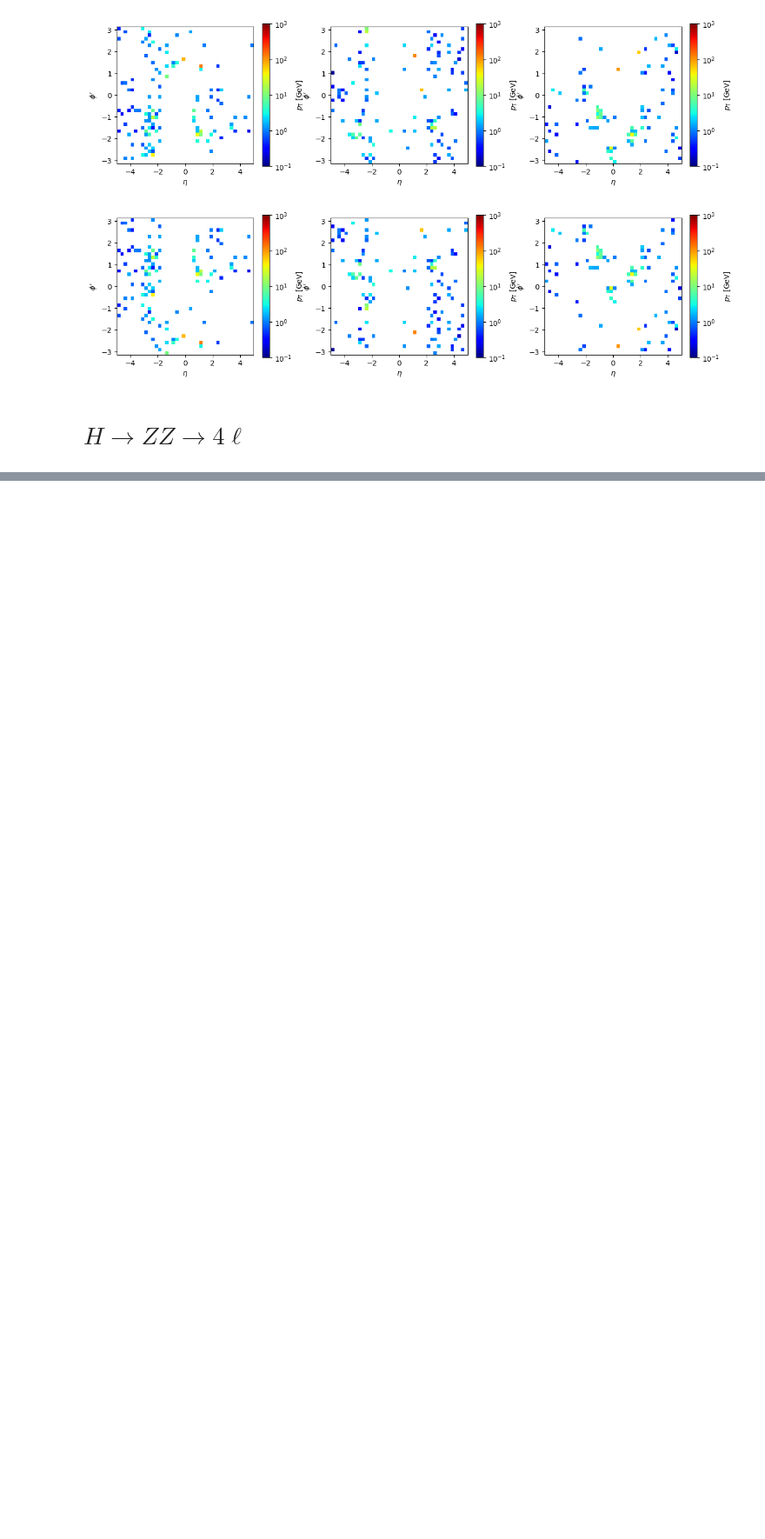
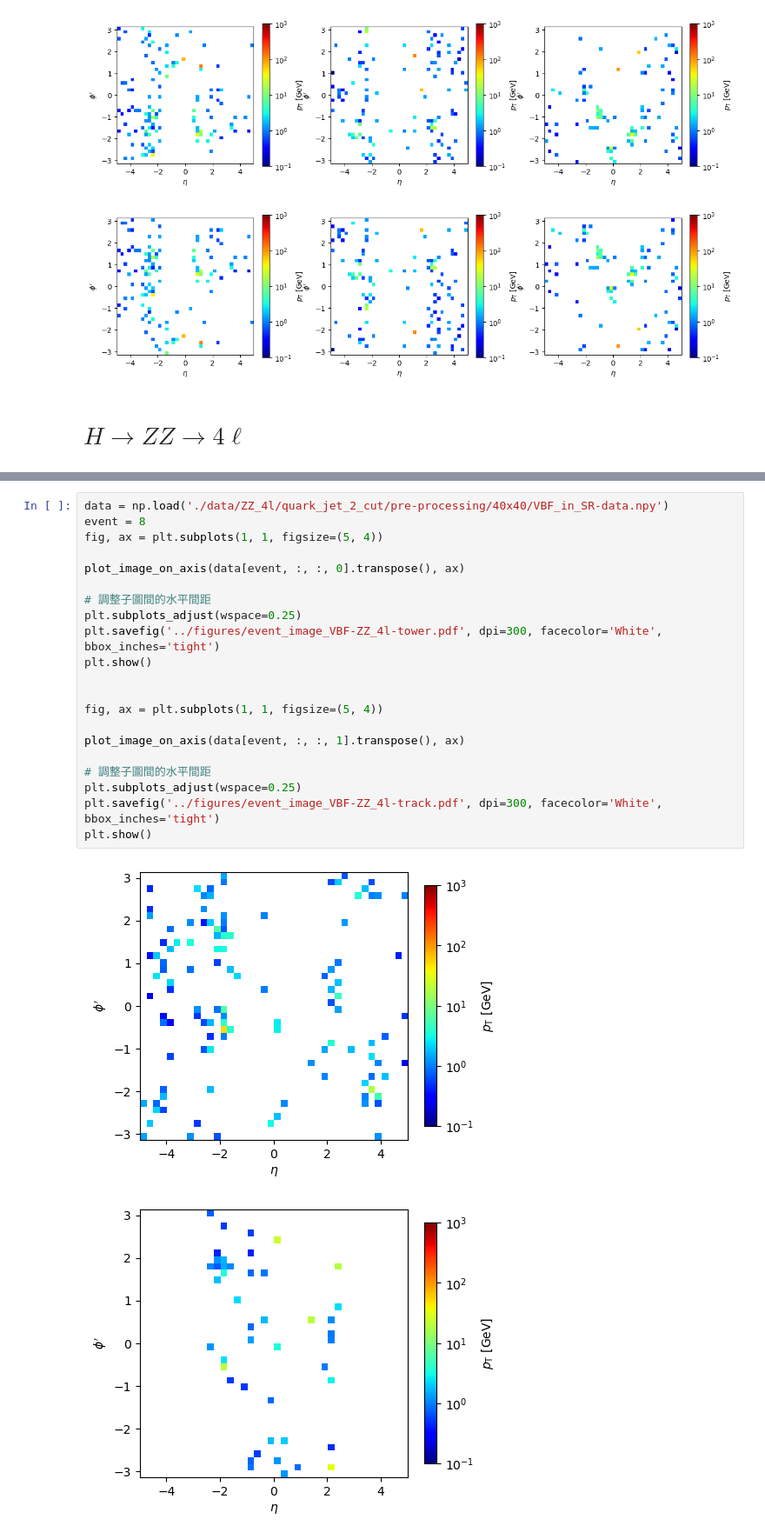
Before and after one commit to r10222035/higgs_production, a Jupyter notebook: Sample/plot_image.ipynb, the cells around one changed output, grey strips where cells are left out. Shown at 87% size. Saved outputs shown, nothing was run; the diff lists cells and outputs as text; blank space fills up the shorter version.

```diff
--- a/Sample/plot_image.ipynb
+++ b/Sample/plot_image.ipynb
@@ -354 +378,25 @@ plt.show()
+# %%
+data = np.load('./data/ZZ_4l/quark_jet_2_cut/pre-processing/40x40/VBF_in_SR-data.npy')
+event = 8
+fig, ax = plt.subplots(1, 1, figsize=(5, 4))
+
+plot_image_on_axis(data[event, :, :, 0].transpose(), ax)
+
+# 調整子圖間的水平間距
+plt.subplots_adjust(wspace=0.25)
+plt.savefig('../figures/event_image_VBF-ZZ_4l-tower.pdf', dpi=300, facecolor='White', bbox_inches='tight')
+plt.show()
+
+
+fig, ax = plt.subplots(1, 1, figsize=(5, 4))
+
+plot_image_on_axis(data[event, :, :, 1].transpose(), ax)
+
+# 調整子圖間的水平間距
+plt.subplots_adjust(wspace=0.25)
+plt.savefig('../figures/event_image_VBF-ZZ_4l-track.pdf', dpi=300, facecolor='White', bbox_inches='tight')
+plt.show()
+# %% [output]
+[figure, added]
+[figure, added]
 # %%
```
Also changed, not shown: parts of 2 cells of this notebook, 6 other files.
